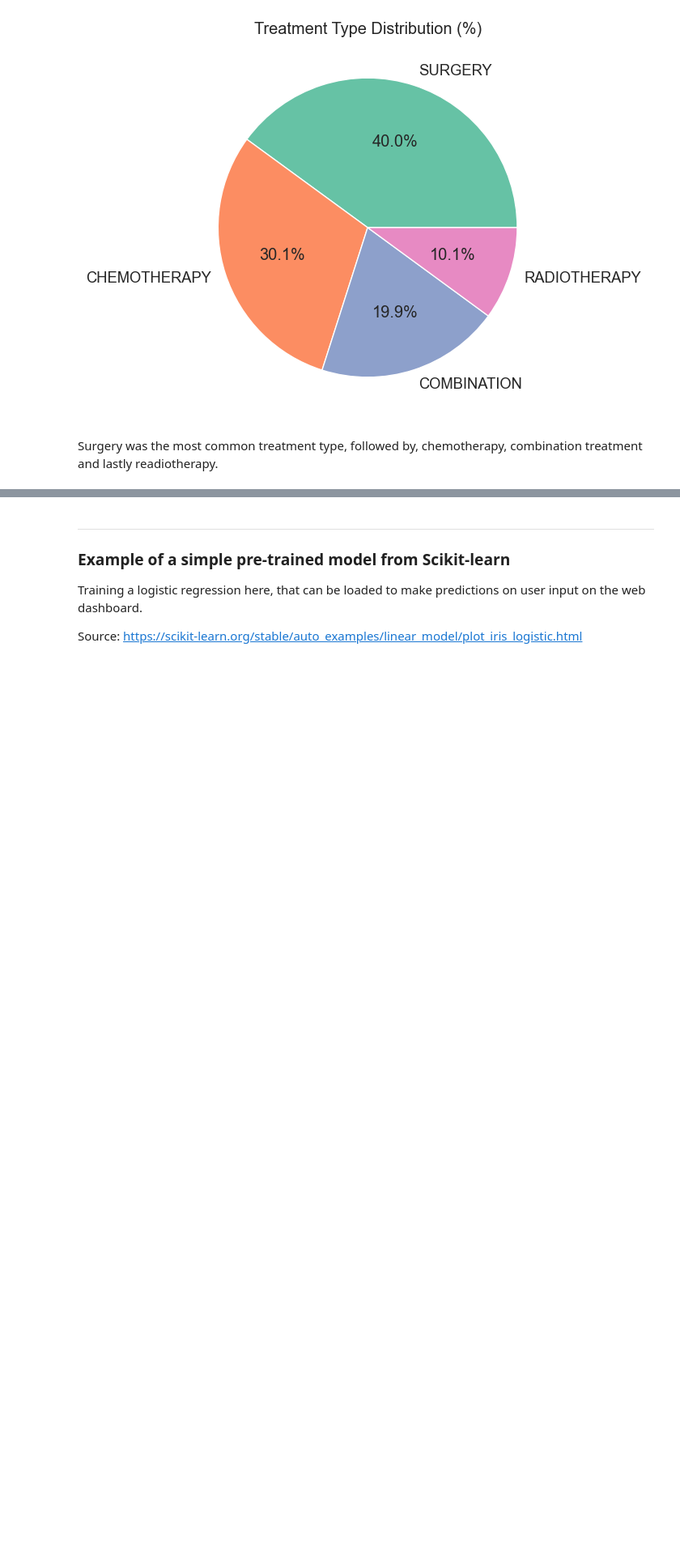
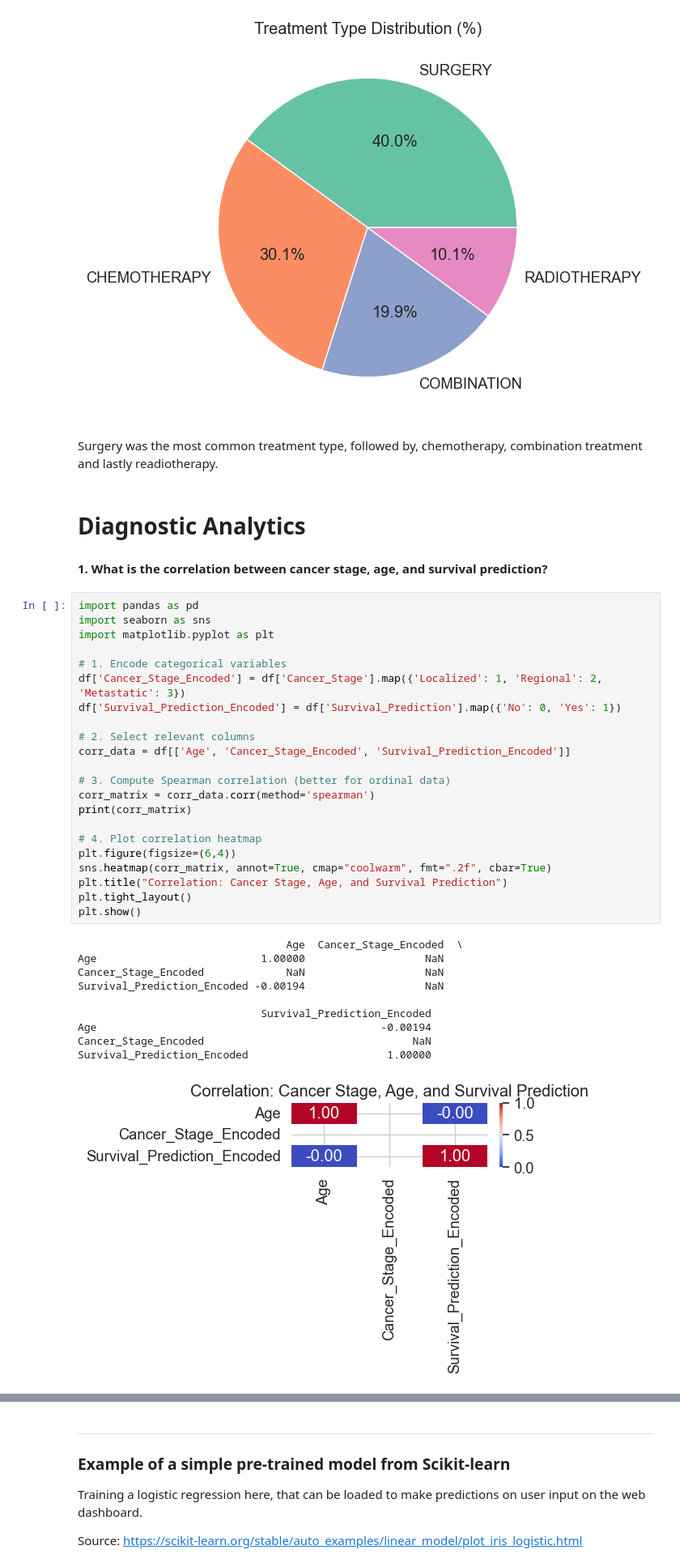
Before and after one commit to samriddhist/PROHI-dashboard-demo, a Jupyter notebook: jupyter-notebooks/data-analysis-pipeline.ipynb, the cells around one changed output, grey strips where cells are left out. Shown at 81% size. Cells and saved outputs as stored; diff of their text form; blank space fills up the shorter version.

```diff
--- a/jupyter-notebooks/data-analysis-pipeline.ipynb
+++ b/jupyter-notebooks/data-analysis-pipeline.ipynb
@@ -658,3 +651,40 @@ Passing `palette` without assigning `hue` is deprecated and will be removed in v
 [figure]
 # %% [markdown]
 Surgery was the most common treatment type, followed by, chemotherapy, combination treatment and lastly readiotherapy.
+# %% [markdown]
+# Diagnostic Analytics
+# %% [markdown]
+**1. What is the correlation between cancer stage, age, and survival prediction?**
+# %%
+import pandas as pd
+import seaborn as sns
+import matplotlib.pyplot as plt
+
+# 1. Encode categorical variables
+df['Cancer_Stage_Encoded'] = df['Cancer_Stage'].map({'Localized': 1, 'Regional': 2, 'Metastatic': 3})
+df['Survival_Prediction_Encoded'] = df['Survival_Prediction'].map({'No': 0, 'Yes': 1})
+
+# 2. Select relevant columns
+corr_data = df[['Age', 'Cancer_Stage_Encoded', 'Survival_Prediction_Encoded']]
+
+# 3. Compute Spearman correlation (better for ordinal data)
+corr_matrix = corr_data.corr(method='spearman')
+print(corr_matrix)
+
+# 4. Plot correlation heatmap
+plt.figure(figsize=(6,4))
+sns.heatmap(corr_matrix, annot=True, cmap="coolwarm", fmt=".2f", cbar=True)
+plt.title("Correlation: Cancer Stage, Age, and Survival Prediction")
+plt.tight_layout()
+plt.show()
+# %% [output]
+                                 Age  Cancer_Stage_Encoded  \
+Age                          1.00000                   NaN
+Cancer_Stage_Encoded             NaN                   NaN
+Survival_Prediction_Encoded -0.00194                   NaN
+
+                             Survival_Prediction_Encoded
+Age                                             -0.00194
+Cancer_Stage_Encoded                                 NaN
+Survival_Prediction_Encoded                      1.00000
+[figure, added]
```
Also changed, not shown: parts of 18 cells of this notebook.
